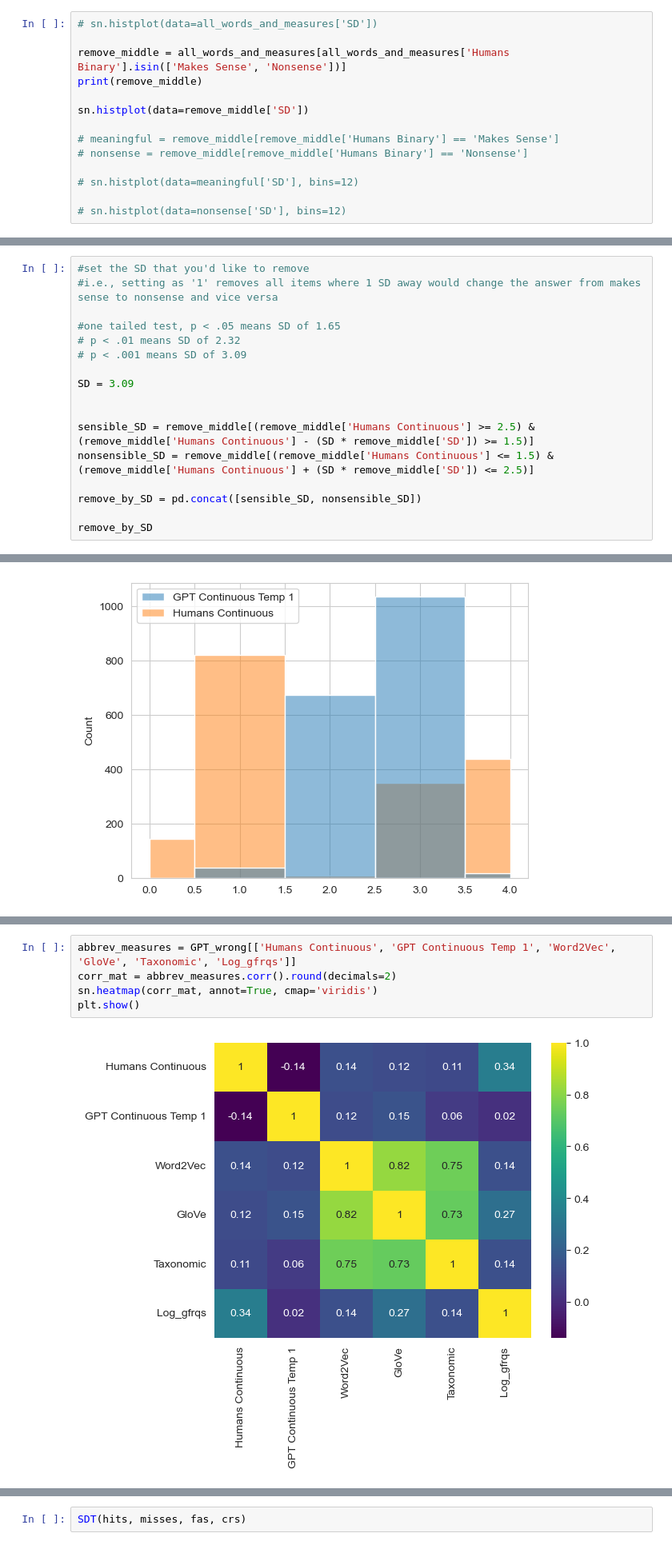
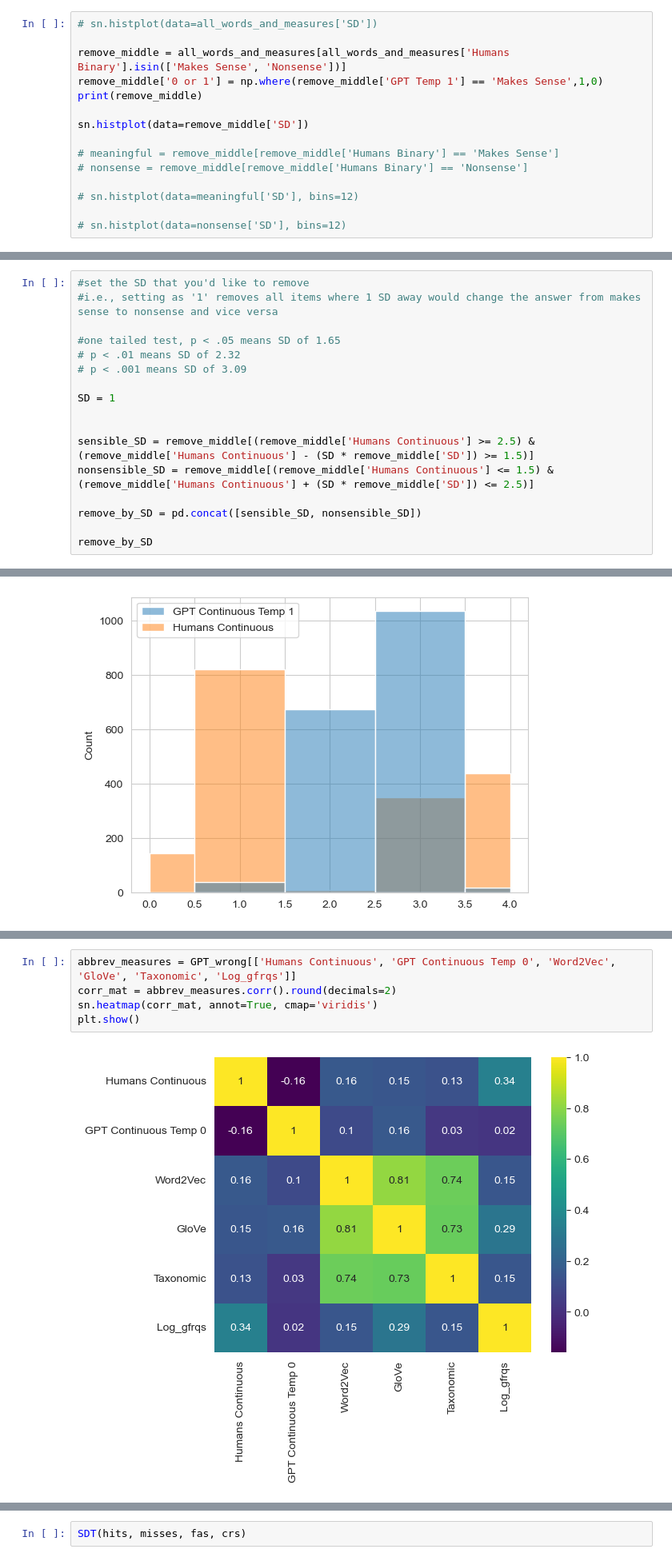
Before and after one commit to NickRiccardi/two-word-test, a Jupyter notebook: plots-test.ipynb, the cells around one changed output, grey strips where cells are left out. Shown: that part at 80% size. Cells and saved outputs as stored; diff of their text form.

```diff
--- a/plots-test.ipynb
+++ b/plots-test.ipynb
@@ -69,6 +69,7 @@ sn.countplot(data=remove_middle, x="Humans Binary", palette='viridis')
 # sn.histplot(data=all_words_and_measures['SD'])
 
 remove_middle = all_words_and_measures[all_words_and_measures['Humans Binary'].isin(['Makes Sense', 'Nonsense'])]
+remove_middle['0 or 1'] = np.where(remove_middle['GPT Temp 1'] == 'Makes Sense',1,0)
 print(remove_middle)
 
 sn.histplot(data=remove_middle['SD'])
@@ -112,7 +118,7 @@ sn.histplot(data=remove_middle[['GPT Continuous Temp 1', 'Humans Continuous']],
 # p < .01 means SD of 2.32
 # p < .001 means SD of 3.09
 
-SD = 3.09
+SD = 1
 
 
 sensible_SD = remove_middle[(remove_middle['Humans Continuous'] >= 2.5) & (remove_middle['Humans Continuous'] - (SD * remove_middle['SD']) >= 1.5)]
@@ -209,7 +230,7 @@ plt.show()
 # %%
-abbrev_measures = GPT_wrong[['Humans Continuous', 'GPT Continuous Temp 1', 'Word2Vec', 'GloVe', 'Taxonomic', 'Log_gfrqs']]
+abbrev_measures = GPT_wrong[['Humans Continuous', 'GPT Continuous Temp 0', 'Word2Vec', 'GloVe', 'Taxonomic', 'Log_gfrqs']]
 corr_mat = abbrev_measures.corr().round(decimals=2)
 sn.heatmap(corr_mat, annot=True, cmap='viridis')
 plt.show()
 # %% [output]
-[figure, old version]
+[figure, new version]
```
Also changed, not shown: parts of 15 cells of this notebook, 2 other files.
